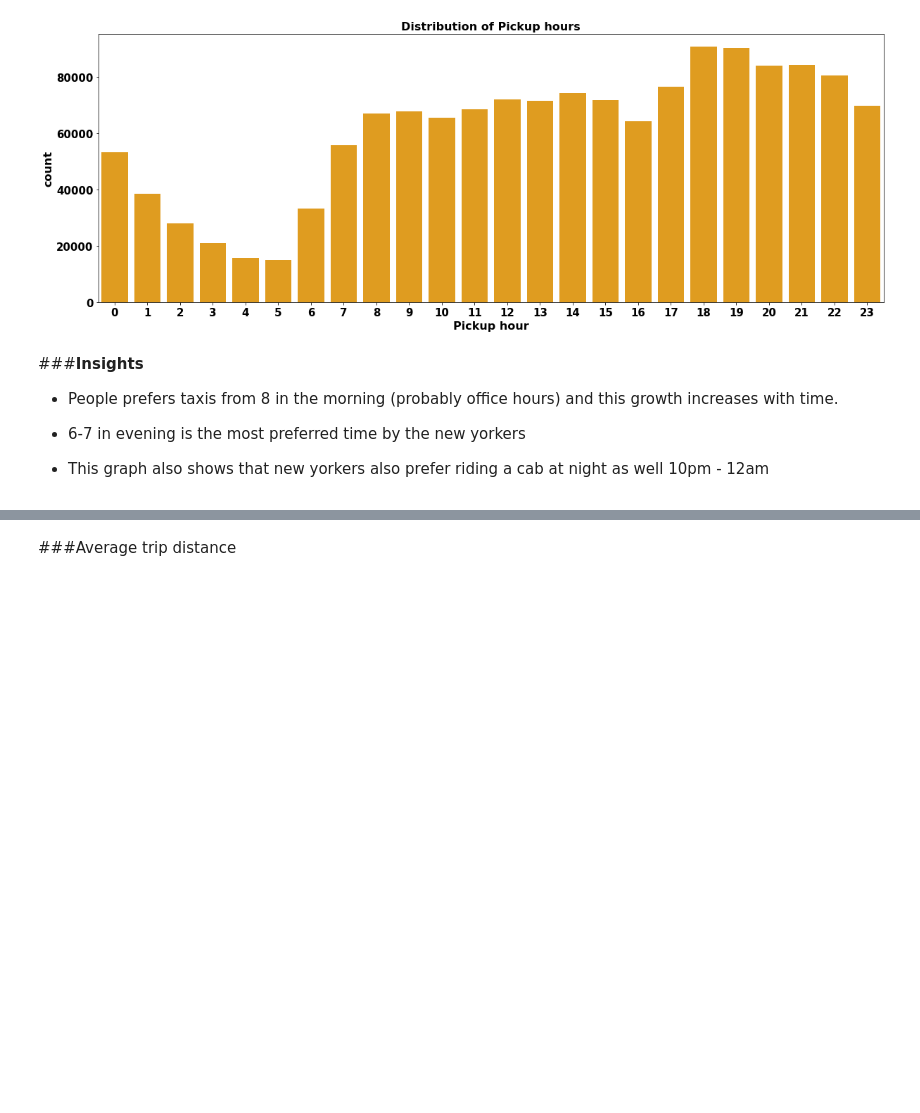
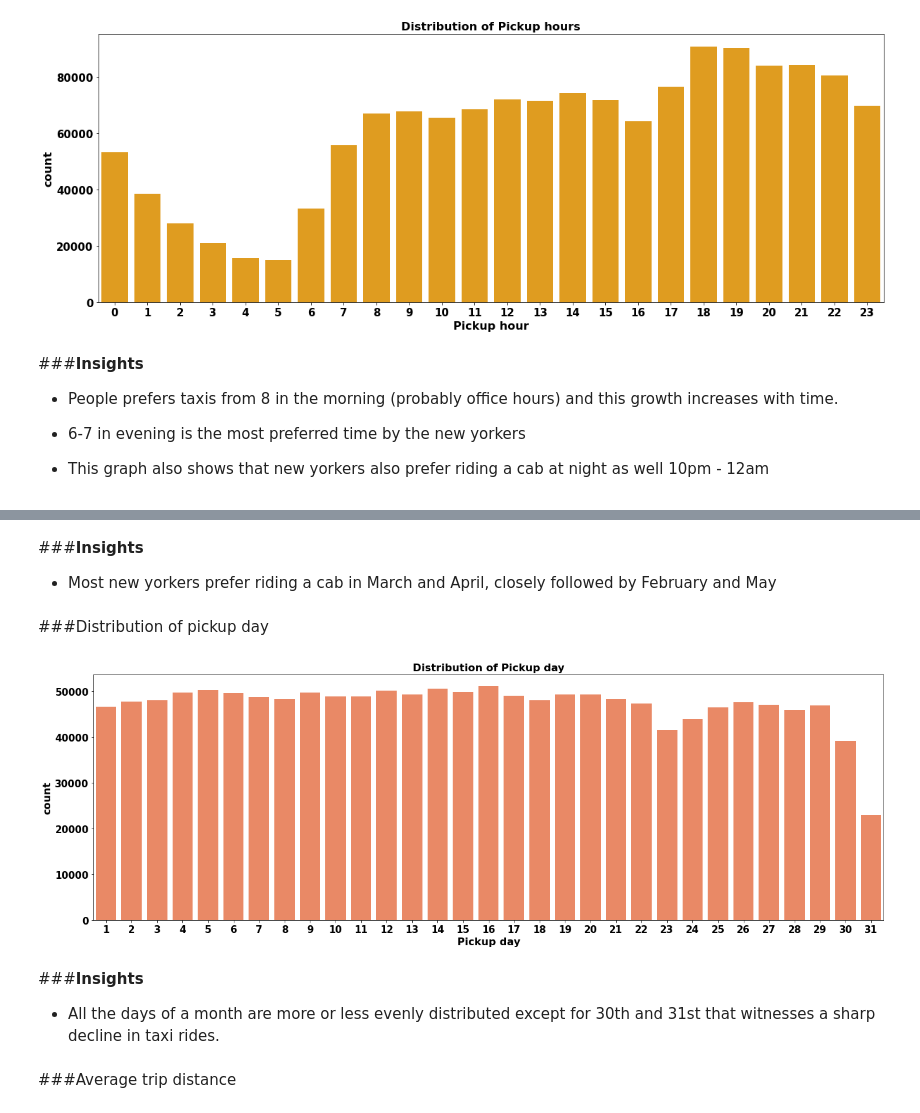
Before and after one commit to Kushan1001/NYC-Taxi-Trip-Time-Prediction, a Jupyter notebook: NYC_Taxi_Trip_Time_Prediction_Capstone_Project.ipynb, the cells around one changed output, grey strips where cells are left out. Saved outputs shown, nothing was run; the diff lists cells and outputs as text; code cells hidden in the pictures; blank space fills up the shorter version.

```diff
--- a/NYC_Taxi_Trip_Time_Prediction_Capstone_Project.ipynb
+++ b/NYC_Taxi_Trip_Time_Prediction_Capstone_Project.ipynb
@@ -400,3 +425,24 @@ plt.show();
+# %% [markdown]
+###**Insights**
+
+
+*   Most new yorkers prefer riding a cab in March and April, closely followed by February and May
+# %% [markdown]
+###Distribution of pickup day
+# %%
+rcParams['figure.figsize'] = 22,7
+
+sns.countplot(data = taxi_df, x= 'pickup_day', color = 'coral')
+plt.title('Distribution of Pickup day')
+plt.xlabel('Pickup day')
+plt.show();
+# %% [output]
+[figure, added]
+# %% [markdown]
+###**Insights**
+
+
+*   All the days of a month are more or less evenly distributed except for 30th and 31st that witnesses a sharp decline in taxi rides.
 # %% [markdown]
 ###Average trip distance
 # %%
```
Also changed, not shown: parts of 39 cells of this notebook.
